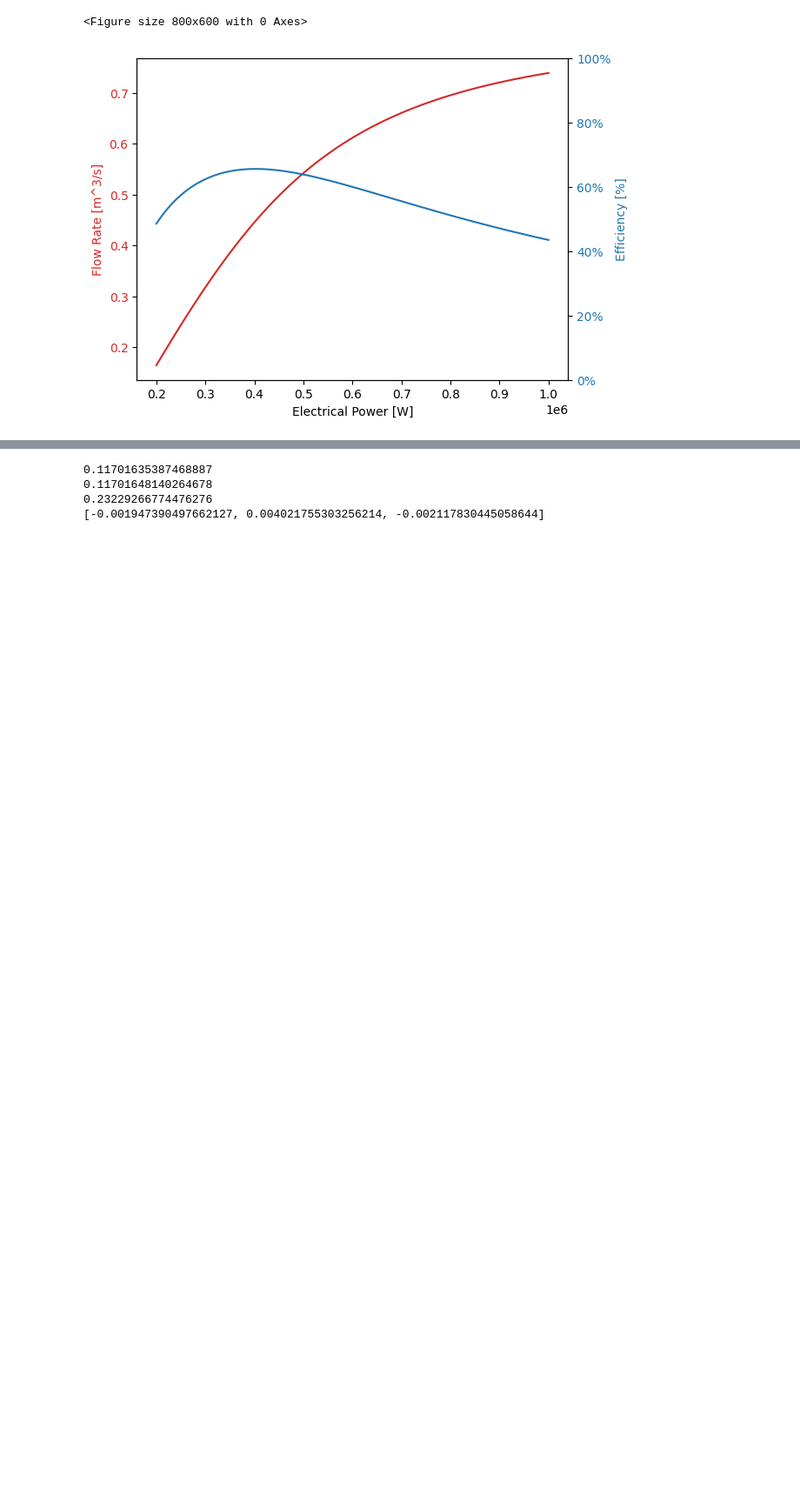
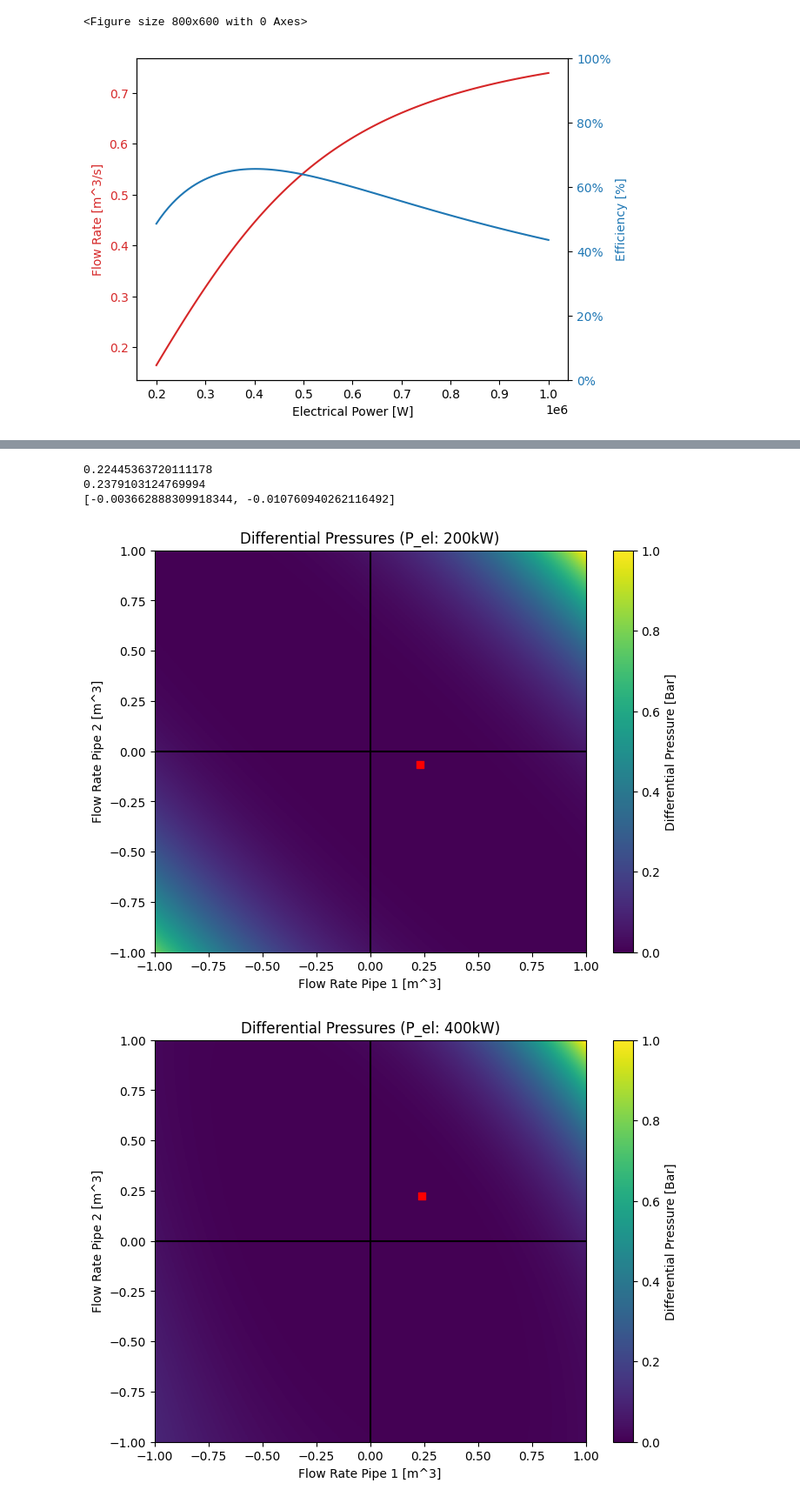
Before and after one commit to nwalser/systems-engineering-numerik, a Jupyter notebook: project/excercises.ipynb, the cells around one changed output, grey strips where cells are left out. Shown at 87% size. Drawn from its saved outputs; the diff is of its cells as text; code cells hidden in the pictures; blank space fills up the shorter version.

Commit message:
added additional plots

```diff
--- a/project/excercises.ipynb
+++ b/project/excercises.ipynb
@@ -227,15 +157,16 @@ exercice1()
 # %%
-def exercice2():
+def multi_pipeline_single_solve():
+    # configure model
     model = MultiPipelineModel()
-
     model.power = 400_000
 
     pipe1 = Pipeline(500, 0.05, 60)
+    model.pipelines.append(pipe1)
+
     pipe2 = Pipeline(2500, 0.03, 45)
-
-    model.pipelines.append(pipe1)
     model.pipelines.append(pipe2)
 
+    # optimize the flow rates to get a balanced system
     model.optimize_flow_rates()
 
     for pipeline in model.pipelines:
@@ -243,9 +174,59 @@ def exercice2():
 
     print(model.differential_pressures())
 
-exercice2()
+multi_pipeline_single_solve()
 # %% [output]
-0.11701635387468887
-0.11701648140264678
-0.23229266774476276
-[-0.001947390497662127, 0.004021755303256214, -0.002117830445058644]
+0.22445363720111178
+0.2379103124769994
+[-0.003662888309918344, -0.010760940262116492]
+# %%
+def plot_multi_pipeline_error_field():
+    # configure model
+    model = MultiPipelineModel()
+    model.pipelines.append(Pipeline(500, 0.05, 60))
+    model.pipelines.append(Pipeline(2500, 0.03, 45))
+
+    powers = np.linspace(model.min_power, model.max_power, 5)
+
+    for power in powers:
+        model.power = power
+
+        flow_rates_pipe1 = np.linspace(-1, 1, 200)
+        flow_rates_pipe2 = np.linspace(-1, 1, 200)
+        differential_pressures = np.zeros((len(flow_rates_pipe1), len(flow_rates_pipe2)))
+
+        # calculate pressure for different flow rate and power combinations
+        for i, frp1 in enumerate(flow_rates_pipe1):
+            for j, frp2 in enumerate(flow_rates_pipe2):
+                model.pipelines[0].flow_rate = frp1
+                model.pipelines[1].flow_rate = frp2
+
+                differential_pressure = np.sum(np.power(model.differential_pressures(), 2))
+                differential_pressures[i, j] = differential_pressure
+
+        # optimize the flow_rates for balance
+        model.pipelines[0].flow_rate = 0
+        model.pipelines[1].flow_rate = 0
+        model.optimize_flow_rates()
+
+        # plot
+        plt.figure(figsize=(8, 6))
+        plt.imshow(differential_pressures/100000, aspect='auto', vmin=0, origin='lower',
+                   extent=(min(flow_rates_pipe1), max(flow_rates_pipe1), min(flow_rates_pipe2), max(flow_rates_pipe2)))
+
+        # plot balance point
+        plt.scatter(model.pipelines[1].flow_rate, model.pipelines[0].flow_rate, color='red', marker='s')
+
+        plt.axhline(0, color='black')
+        plt.axvline(0, color='black')
+
+        plt.colorbar(label='Differential Pressure Map [Bar]')
+        plt.title(f"Differential Pressures (P_el: {power/1000:.0f}kW)")
+        plt.xlabel("Flow Rate Pipe 1 [m^3]")
+        plt.ylabel("Flow Rate Pipe 2 [m^3]")
+        plt.show()
+
+plot_multi_pipeline_error_field()
+# %% [output]
+[figure, added]
+[figure, added]
```
Also changed, not shown: parts of 6 cells of this notebook, 1 other file.
